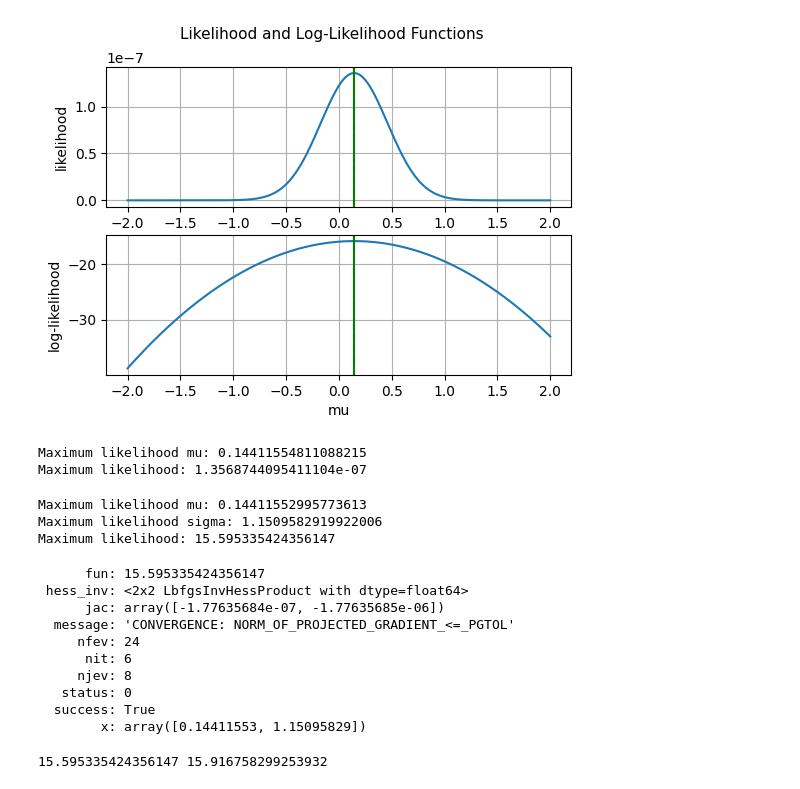
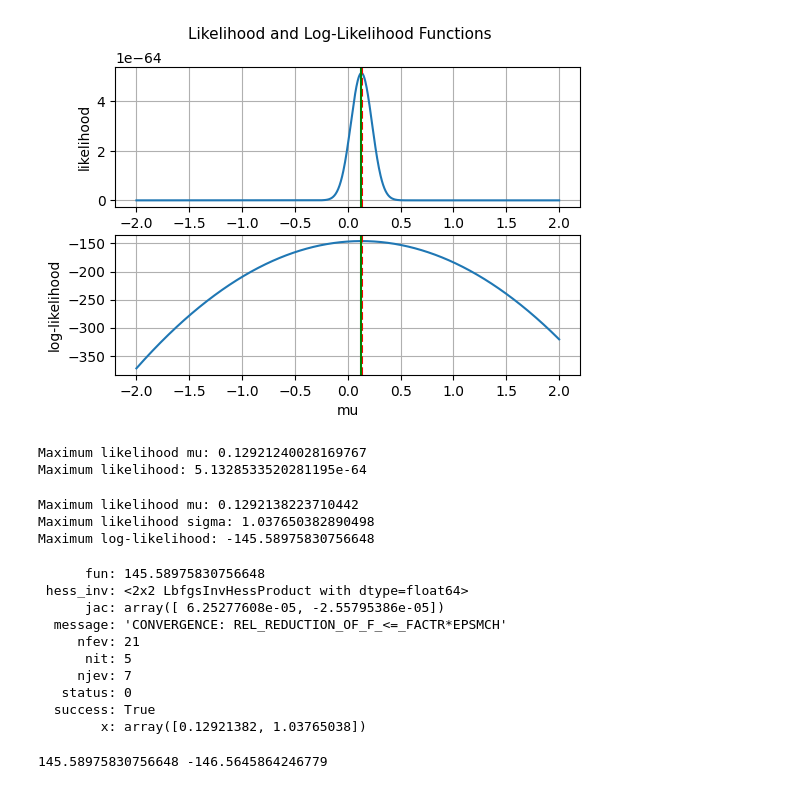
Before and after one commit to ntpuccw/InClassCoding, a Jupyter notebook: gar1015.ipynb, the cells around one changed output. Drawn from its saved outputs; the diff is of its cells as text; code cells hidden in the pictures.

```diff
--- a/gar1015.ipynb
+++ b/gar1015.ipynb
@@ -20,7 +21,7 @@ from scipy.stats import norm
 # Set parameters
 mu = 0      # mean
 sigma = 1   # standard deviation
-n = 10    # number of samples
+n = 100    # number of samples
 
 # Generate samples
 x = norm.rvs(loc=mu, scale=sigma, size=n)
@@ -32,34 +33,34 @@ likelihood_values = [likelihood(x, mu) for mu in mu_values]
 log_likelihood_values = [log_likelihood(x, mu) for mu in mu_values]
 
 # plot the likelihood function and log-likelihood function in a 1x2 subplot
 
 fig, ax = plt.subplots(nrows=2, ncols=1, figsize=(6, 4))
 
 ax[0].plot(mu_values, likelihood_values)
 # add super title
 fig.suptitle('Likelihood and Log-Likelihood Functions', fontsize=11)
 
 ax[0].set_xlabel('mu')
 ax[0].set_ylabel('likelihood')
 ax[0].grid()
 # add verticle line at the maximum of the likelihood function
 max_likelihood_mu = mu_values[np.argmax(likelihood_values)]
 ax[0].axvline(x=max_likelihood_mu, color='r', linestyle='--')
 # add verticle line at the mean of the samples
 ax[0].axvline(x=np.mean(x), color='g', linestyle='-')
 
 ax[1].plot(mu_values, log_likelihood_values)
 ax[1].set_xlabel('mu')
 ax[1].set_ylabel('log-likelihood')
 ax[1].grid()
 # add verticle line at the maximum of the log-likelihood function
 max_log_likelihood_mu = mu_values[np.argmax(log_likelihood_values)]
 ax[1].axvline(x=max_log_likelihood_mu, color='r', linestyle='--')
 # add verticle line at the mean of the samples
 ax[1].axvline(x=np.mean(x), color='g', linestyle='-')
 plt.show()
 # %% [output]
-[figure, old version]
+[figure, new version]
 # %%
 # compute the maximum of likeluhood(x, mu) by algorithm
 from scipy.optimize import minimize_scalar
@@ -71,6 +72,6 @@ max_likelihood = likelihood(x, max_likelihood_mu)
 print(f"Maximum likelihood mu: {max_likelihood_mu}")
 print(f"Maximum likelihood: {max_likelihood}")
 # %% [output]
-Maximum likelihood mu: 0.14411554811088215
-Maximum likelihood: 1.3568744095411104e-07
+Maximum likelihood mu: 0.12921240028169767
+Maximum likelihood: 5.1328533520281195e-64
 # %%
@@ -90,29 +92,29 @@ L = lambda params: -log_likelihood_two(x, *params)  # we minimize the negative l
 res = minimize(L, x0=[0, 1], bounds=[(-2, 2), (0, 2)])
 max_likelihood_mu = res.x[0]
 max_likelihood_sigma = res.x[1]
-max_likelihood = res.fun
-# max_likelihood = -log_likelihood_two(x, max_likelihood_mu, max_likelihood_sigma)
+# max_likelihood = res.fun
+log_max_likelihood = log_likelihood_two(x, max_likelihood_mu, max_likelihood_sigma)
 print(f"Maximum likelihood mu: {max_likelihood_mu}")
 print(f"Maximum likelihood sigma: {max_likelihood_sigma}")
-print(f"Maximum likelihood: {max_likelihood}")
+print(f"Maximum log-likelihood: {log_max_likelihood}")
 # %% [output]
-Maximum likelihood mu: 0.14411552995773613
-Maximum likelihood sigma: 1.1509582919922006
-Maximum likelihood: 15.595335424356147
+Maximum likelihood mu: 0.1292138223710442
+Maximum likelihood sigma: 1.037650382890498
+Maximum log-likelihood: -145.58975830756648
 # %%
 print(res)
 # %% [output]
-      fun: 15.595335424356147
+      fun: 145.58975830756648
  hess_inv: <2x2 LbfgsInvHessProduct with dtype=float64>
-      jac: array([-1.77635684e-07, -1.77635685e-06])
-  message: 'CONVERGENCE: NORM_OF_PROJECTED_GRADIENT_<=_PGTOL'
-     nfev: 24
-      nit: 6
-     njev: 8
+      jac: array([ 6.25277608e-05, -2.55795386e-05])
+  message: 'CONVERGENCE: REL_REDUCTION_OF_F_<=_FACTR*EPSMCH'
+     nfev: 21
+      nit: 5
+     njev: 7
    status: 0
   success: True
-        x: array([0.14411553, 1.15095829])
+        x: array([0.12921382, 1.03765038])
 # %%
-print(L([res.x[0], res.x[1]]), L([0, 1]))
+print(L([res.x[0], res.x[1]]), -L([0, 1]))
 # %% [output]
-15.595335424356147 15.916758299253932
+145.58975830756648 -146.5645864246779
```
Also changed, not shown: parts of 2 cells of this notebook.
